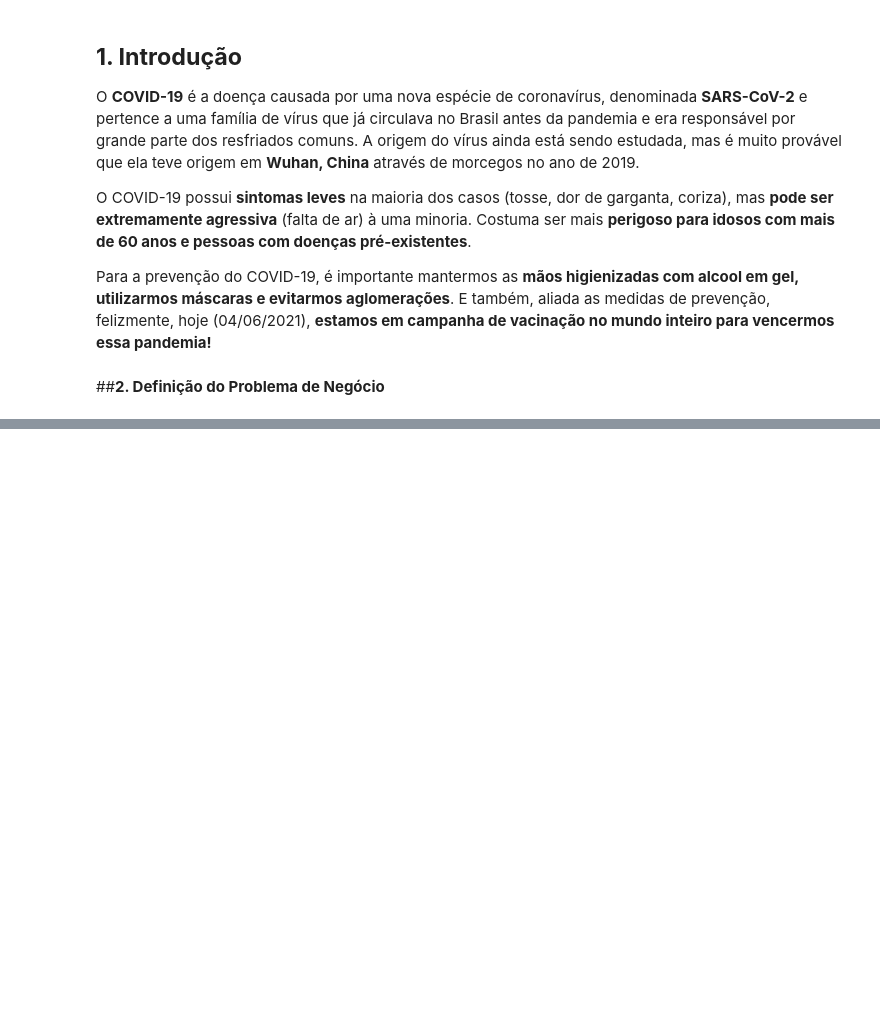
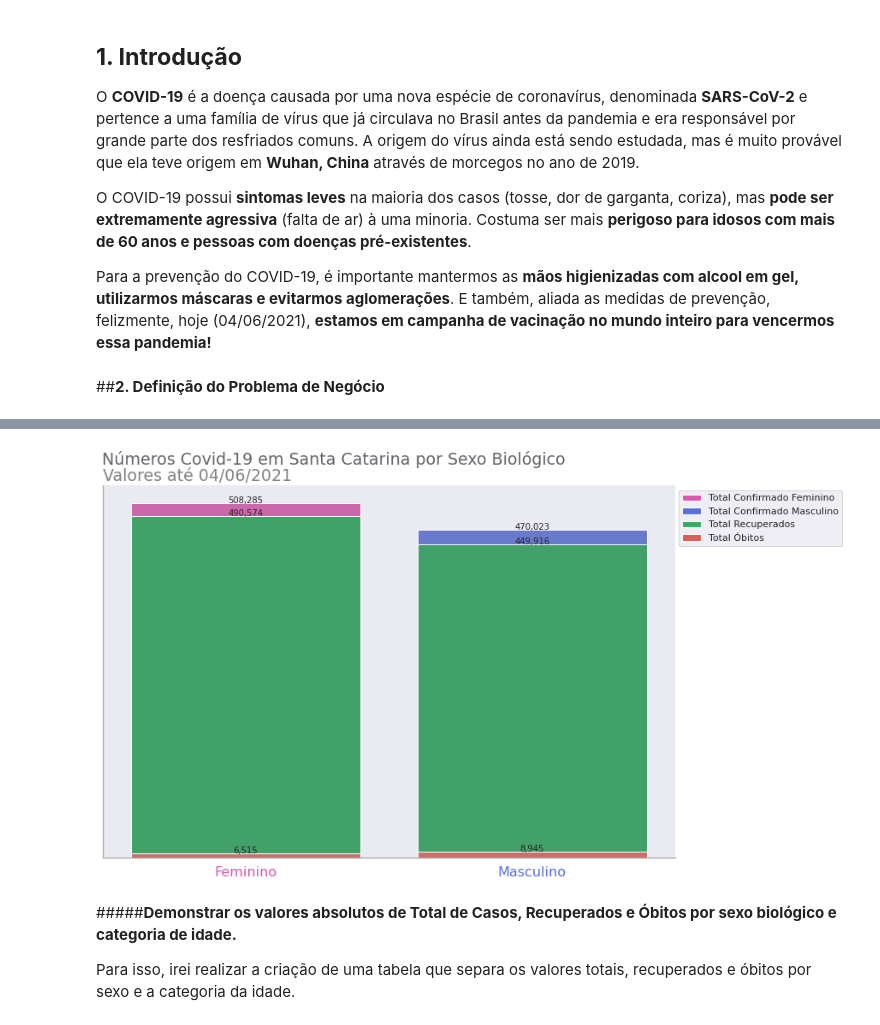
Before and after one commit to gustavolq/Bootcamp-DataScience-Alura, a Jupyter notebook: Modulo_02/Projeto/Analise_Covid_SC.ipynb, the cells around one changed output, grey strips where cells are left out. Drawn from its saved outputs; the diff is of its cells as text; code cells hidden in the pictures; blank space fills up the shorter version.

```diff
--- a/Modulo_02/Projeto/Analise_Covid_SC.ipynb
+++ b/Modulo_02/Projeto/Analise_Covid_SC.ipynb
@@ -72,0 +389,41 @@ A tabela de dados de pacientes confirmados com COVID-19 foi extraída do [Portal
+# %%
+fig, axes = plt.subplots(1, 1, figsize = (12,8))
+sns.countplot(data = dados_SC.query('sexo != "NAO INFORMADO"'), x = 'sexo', order = dados_SC.query('sexo != "NAO INFORMADO"')['sexo'].value_counts().index, palette = ['#DB57B2','#5770DB'])
+sns.countplot(data = dados_SC.query('sexo != "NAO INFORMADO" and recuperados == "Sim"'), x = 'sexo', color = '#32B166')
+sns.countplot(data = dados_SC.query('sexo != "NAO INFORMADO" and obito == "Sim"'), x = 'sexo', color = '#DB5F57', order = dados_SC.query('sexo != "NAO INFORMADO"')['sexo'].value_counts().index)
+
+for p in axes.patches:
+  _x = p.get_x() + p.get_width() / 2
+  _y = p.get_y() + p.get_height()
+  value = '{:,.0f}'.format(p.get_height())
+  axes.text(_x, _y, value, ha="center", fontsize = 10)
+
+axes.spines['bottom'].set_color('darkgrey')
+axes.spines['left'].set_color('darkgrey')
+axes.spines['right'].set_visible(False)
+axes.spines['top'].set_visible(False)
+
+rect1 = plt.Rectangle((0,0),1,1,facecolor='#DB57B2')
+rect2 = plt.Rectangle((0,0),1,1,facecolor='#5770DB')
+rect3 = plt.Rectangle((0,0),1,1,facecolor='#32B166')
+rect4 = plt.Rectangle((0,0),1,1,facecolor='#DB5F57')
+
+plt.legend((rect1, rect2, rect3, rect4), ('Total Confirmado Feminino', 'Total Confirmado Masculino', 'Total Recuperados', 'Total Óbitos'), bbox_to_anchor = (0.997,1))
+
+fig.suptitle('Números Covid-19 em Santa Catarina por Sexo Biológico', fontsize = 19, color = '#646369', x = 0.438, y = 0.95)
+axes.set_title('Valores até 04/06/2021', loc = 'left', fontsize = 19, color = '#828282')
+
+axes.set_ylabel("")
+axes.set_xlabel("")
+axes.get_xticklabels()[0].set_color('#DB57B2')
+axes.get_xticklabels()[1].set_color('#5770DB')
+axes.tick_params(axis='x', which='major', labelsize=16)
+axes.set_yticks([])
+
+plt.show()
+# %% [output]
+[figure, added]
+# %% [markdown]
+#####**Demonstrar os valores absolutos de Total de Casos, Recuperados e Óbitos por sexo biológico e categoria de idade.**
+
+Para isso, irei realizar a criação de uma tabela que separa os valores totais, recuperados e óbitos por sexo e a categoria da idade.
```
Also changed, not shown: parts of 89 cells of this notebook.
